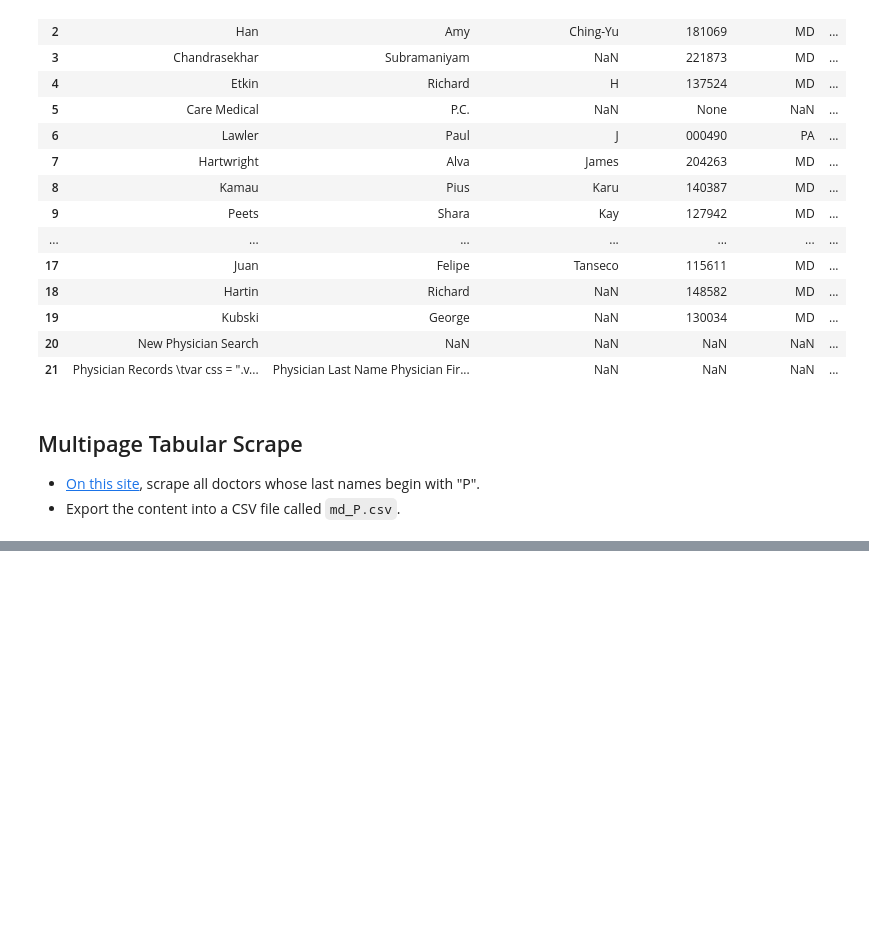
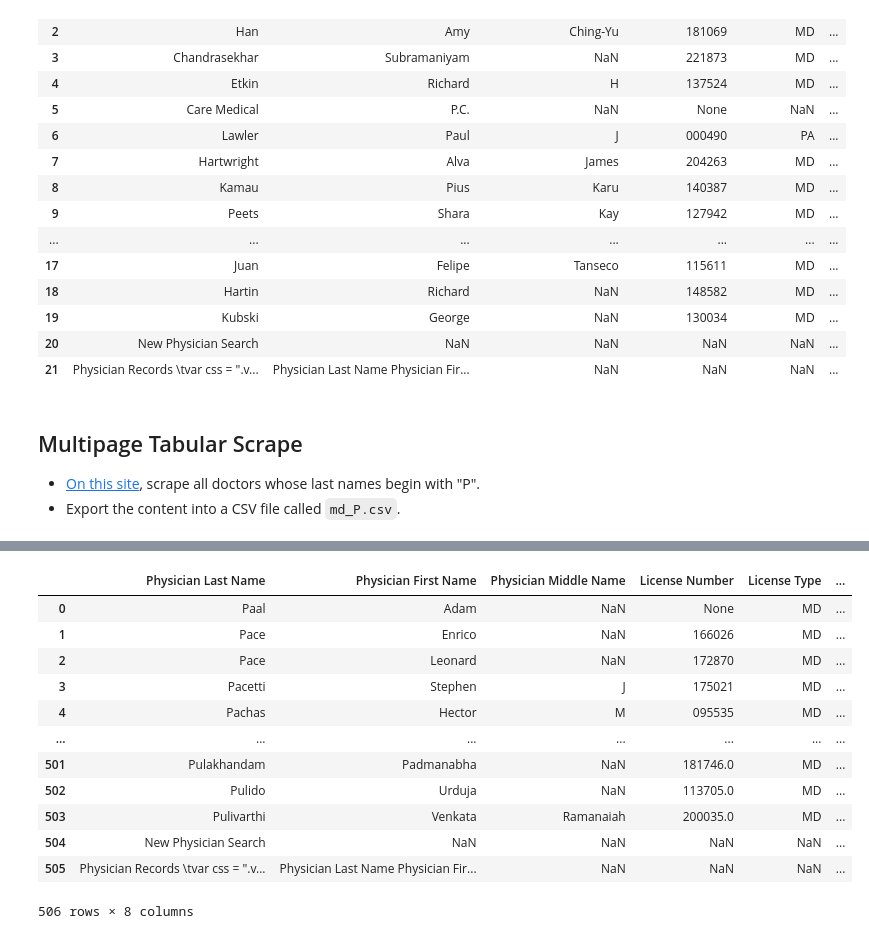
Before and after one commit to sajinashresthacoding/fall-2023-data-journalism-main, a Jupyter notebook: homework/hw-wk-04-tabular-scrapes-BLANKS.ipynb, the cells around one changed output, grey strips where cells are left out. Cells and saved outputs as stored; diff of their text form; code cells hidden in the pictures; blank space fills up the shorter version.

```diff
--- a/homework/hw-wk-04-tabular-scrapes-BLANKS.ipynb
+++ b/homework/hw-wk-04-tabular-scrapes-BLANKS.ipynb
@@ -119,0 +138,17 @@ print("done scraping all provided link")
+# %%
+df = pd.concat(df_all, ignore_index = True)
+df
+# %% [output]
+|  | Physician Last Name | Physician First Name | Physician Middle Name | License Number | License Type | ... |
+| 0 | Paal | Adam | NaN | None | MD | ... |
+| 1 | Pace | Enrico | NaN | 166026 | MD | ... |
+| 2 | Pace | Leonard | NaN | 172870 | MD | ... |
+| 3 | Pacetti | Stephen | J | 175021 | MD | ... |
+| 4 | Pachas | Hector | M | 095535 | MD | ... |
+| ... | ... | ... | ... | ... | ... | ... |
+| 501 | Pulakhandam | Padmanabha | NaN | 181746.0 | MD | ... |
+| 502 | Pulido | Urduja | NaN | 113705.0 | MD | ... |
+| 503 | Pulivarthi | Venkata | Ramanaiah | 200035.0 | MD | ... |
+| 504 | New Physician Search | NaN | NaN | NaN | NaN | ... |
+| 505 | Physician Records \tvar css = ".v... | Physician Last Name Physician Fir... | NaN | NaN | NaN | ... |
+506 rows × 8 columns
```
Also changed, not shown: parts of 2 cells of this notebook, 1 other file.
